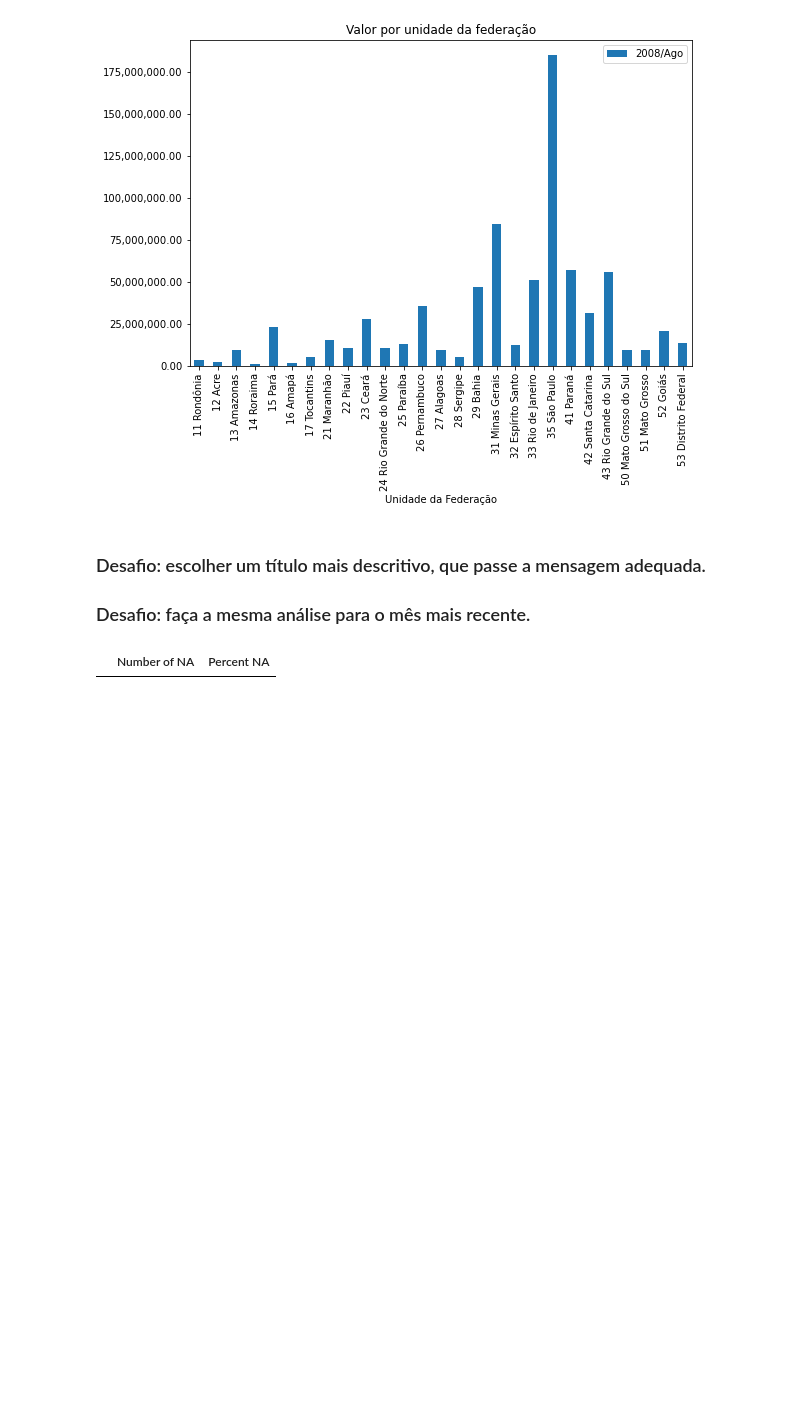
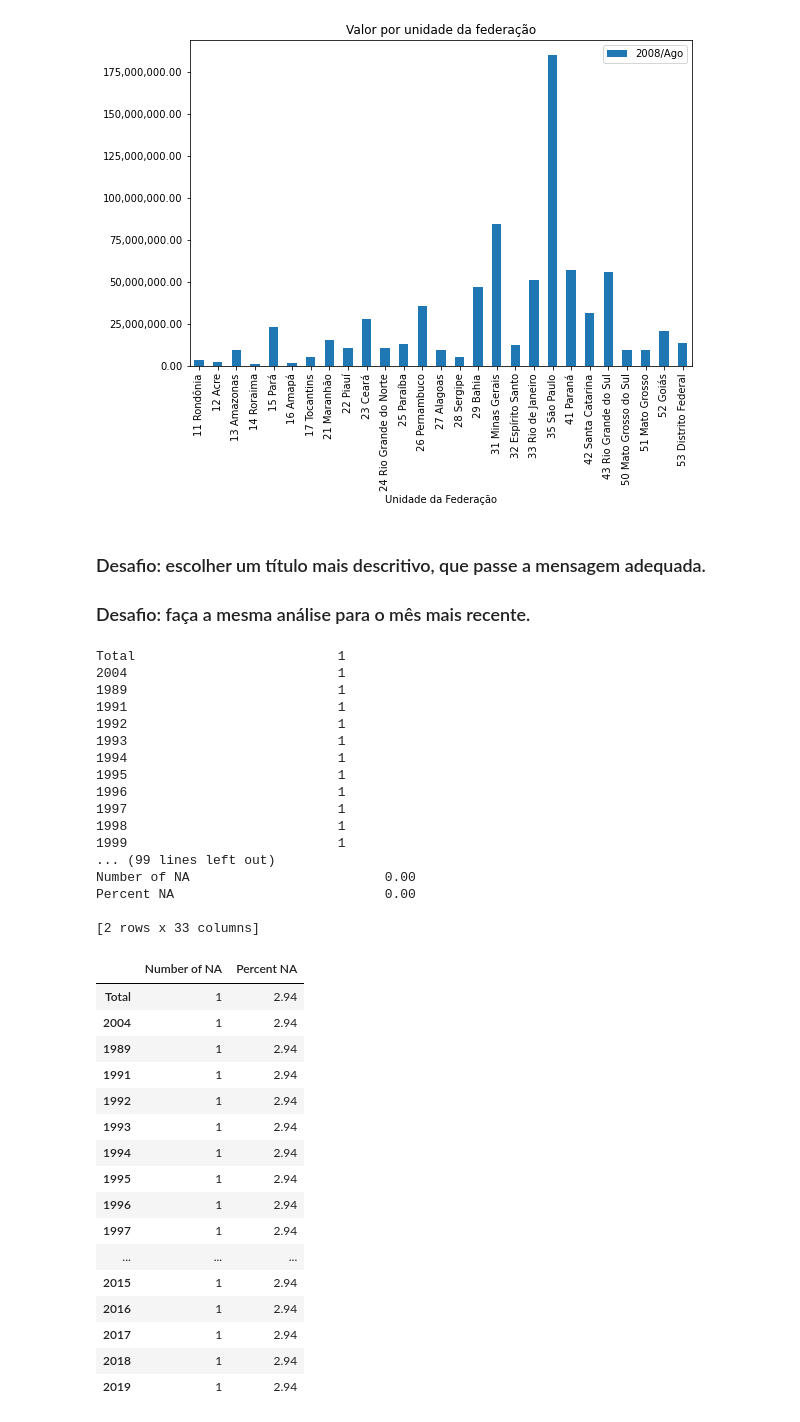
Before and after one commit to henriqlustosa/Alura_Bootcamp_Henrique, a Jupyter notebook: Agendamento_Analise.ipynb, the cells around one changed output. Drawn from its saved outputs; the diff is of its cells as text; code cells hidden in the pictures; blank space fills up the shorter version.

```diff
--- a/Agendamento_Analise.ipynb
+++ b/Agendamento_Analise.ipynb
@@ -99,6 +102,39 @@ def assess_NA(data):
 
     return df_NA
 # %%
-assess_NA(dados)
+assess_NA(dados_atend)
 # %% [output]
+Total                          1
+2004                           1
+1989                           1
+1991                           1
+1992                           1
+1993                           1
+1994                           1
+1995                           1
+1996                           1
+1997                           1
+1998                           1
+1999                           1
+... (99 lines left out)
+Number of NA                         0.00
+Percent NA                           0.00
+
+[2 rows x 33 columns]
 |  | Number of NA | Percent NA |
+| Total | 1 | 2.94 |
+| 2004 | 1 | 2.94 |
+| 1989 | 1 | 2.94 |
+| 1991 | 1 | 2.94 |
+| 1992 | 1 | 2.94 |
+| 1993 | 1 | 2.94 |
+| 1994 | 1 | 2.94 |
+| 1995 | 1 | 2.94 |
+| 1996 | 1 | 2.94 |
+| 1997 | 1 | 2.94 |
+| ... | ... | ... |
+| 2015 | 1 | 2.94 |
+| 2016 | 1 | 2.94 |
+| 2017 | 1 | 2.94 |
+| 2018 | 1 | 2.94 |
+| 2019 | 1 | 2.94 |
```
Also changed, not shown: parts of 6 cells of this notebook, 4 other files.
